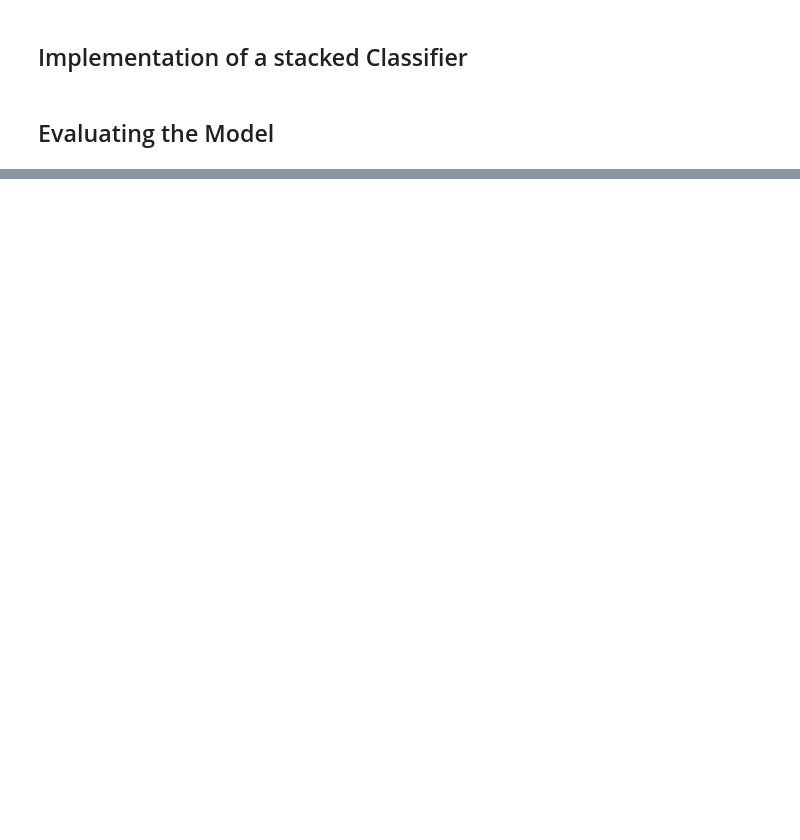
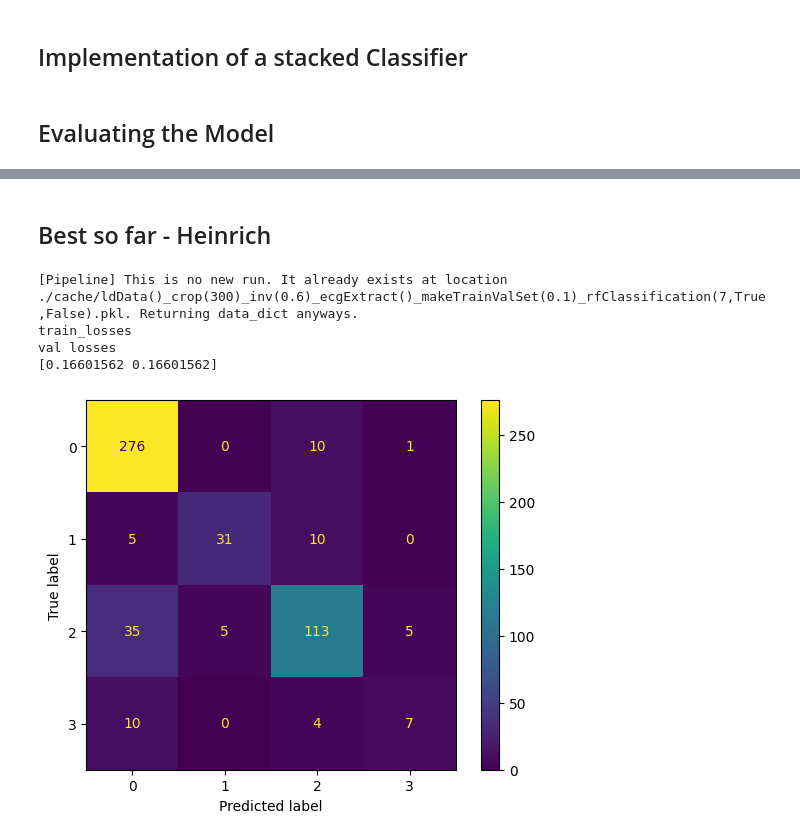
Before and after one commit to ChristopherKotthoff/AML_Task2, a Jupyter notebook: olin.ipynb, the cells around one changed output, grey strips where cells are left out. Drawn from its saved outputs; the diff is of its cells as text; code cells hidden in the pictures; blank space fills up the shorter version.

```diff
--- a/olin.ipynb
+++ b/olin.ipynb
@@ -75,0 +161,35 @@ array([ 9.        , 12.        , 10.75      , 11.        ,  1.08972474])
+# %% [markdown]
+## Best so far - Heinrich
+# %%
+# Heinrichs baseline!
+
+hyper3 = {
+
+    "inv_threshold": 0.6,
+    "crop_location": 300,
+    "mlpClassification_epochs": 200,
+    "mlpClassification_useValidationSet": True,
+    "mlpClassification_makePrediction": False,
+    "makeTrainValSet_valPercent": 0.1,
+    "rfClassification_depth": 7,
+    "rfClassification_useValidationSet": True,
+    "rfClassification_makePrediction": False,
+    "anova_percentage": 0.7,
+    "stackedClf_useValidationSet": True,
+    "stackedClf_makePrediction": False,
+    "used_cached_stats": True
+
+}
+
+data_hein = pipeline([ ldData, crop, inv, ecgExtract, makeTrainValSet, rfClassification ], hyper3, save_states_to_cache=False)
+print("train_losses")
+data["train_losses"]
+print( "val losses" )
+print(data["val_losses"])
+_, misclass = confMat( data_hein[ "y_val_hat" ], np.transpose( data_hein[ "y_val" ])[ 0 ], visualize = True )
+# %% [output]
+[Pipeline] This is no new run. It already exists at location ./cache/ldData()_crop(300)_inv(0.6)_ecgExtract()_makeTrainValSet(0.1)_rfClassification(7,True,False).pkl. Returning data_dict anyways.
+train_losses
+val losses
+[0.16601562 0.16601562]
+[figure, added]
```
Also changed, not shown: parts of 15 cells of this notebook, 3 other files.
